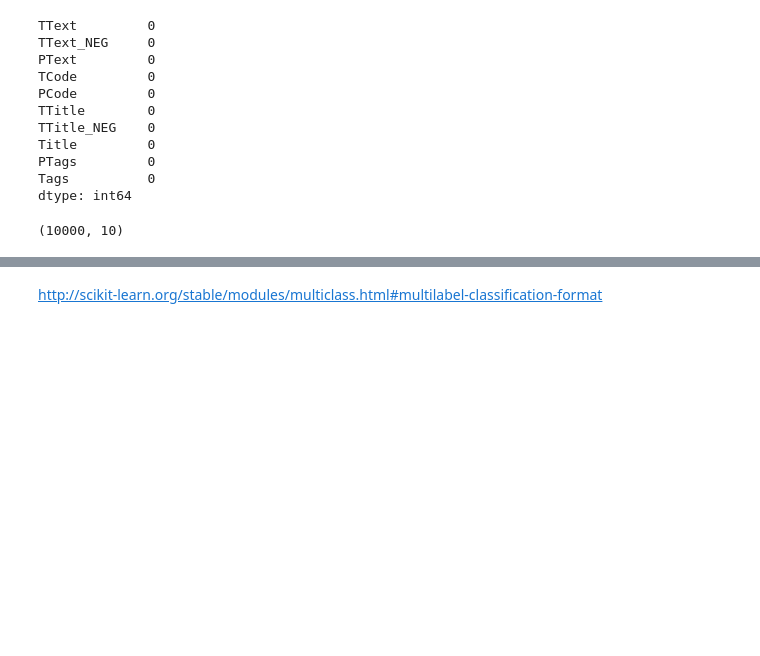
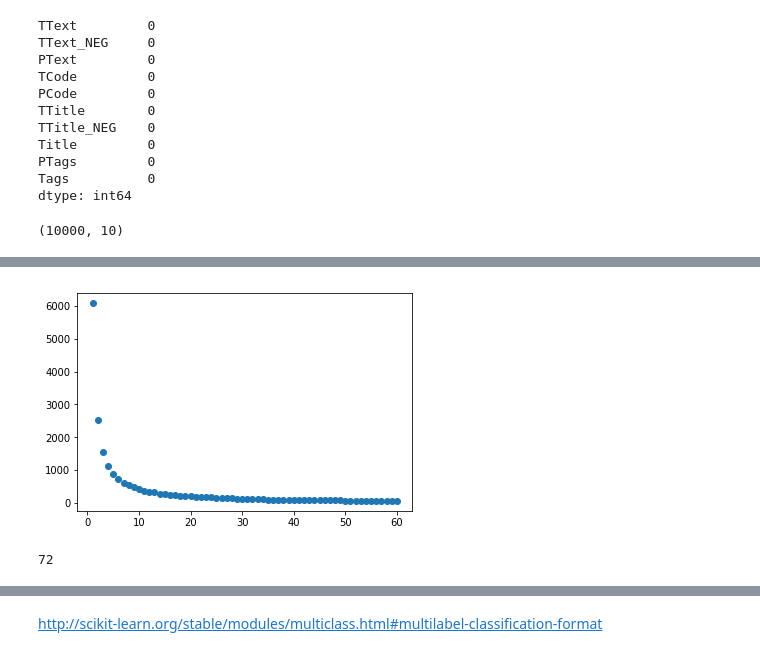
Before and after one commit to rudloffl/Tag-generator-Stackoverflow, a Jupyter notebook: Notebooks/C1 - Supervised methods.ipynb, the cells around one changed output, grey strips where cells are left out. Saved outputs shown, nothing was run; the diff lists cells and outputs as text; code cells hidden in the pictures; blank space fills up the shorter version.

```diff
--- a/Notebooks/C1 - Supervised methods.ipynb
+++ b/Notebooks/C1 - Supervised methods.ipynb
@@ -105,3 +103,19 @@ len(popularitytags)
+# %%
+#
+x=range(1,61)
+y=[]
+for numtag in x:
+    y.append(df[df>=numtag].shape[0])
+plt.scatter(x,y)
+
+plt.show()
+# %% [output]
+[figure, added]
+# %%
+popularitytags = df[df>50].to_dict()
+len(popularitytags)
+# %% [output]
+72
 # %%
 dataset
 # %% [output]
```
Also changed, not shown: parts of 19 cells of this notebook, 8 other files.
